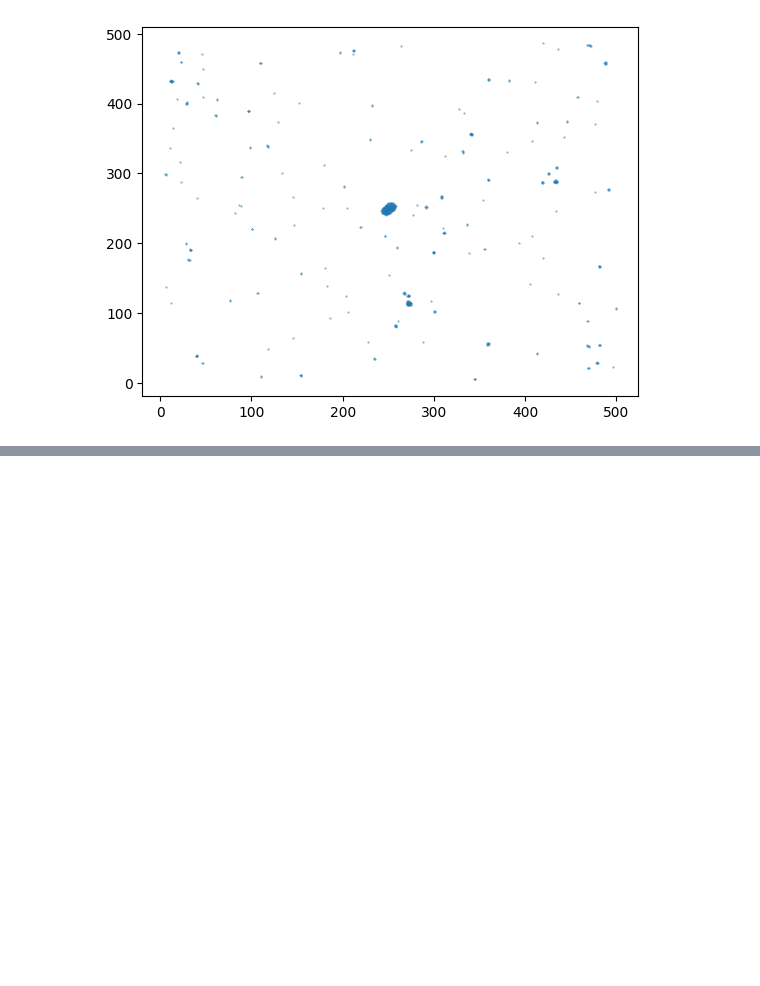
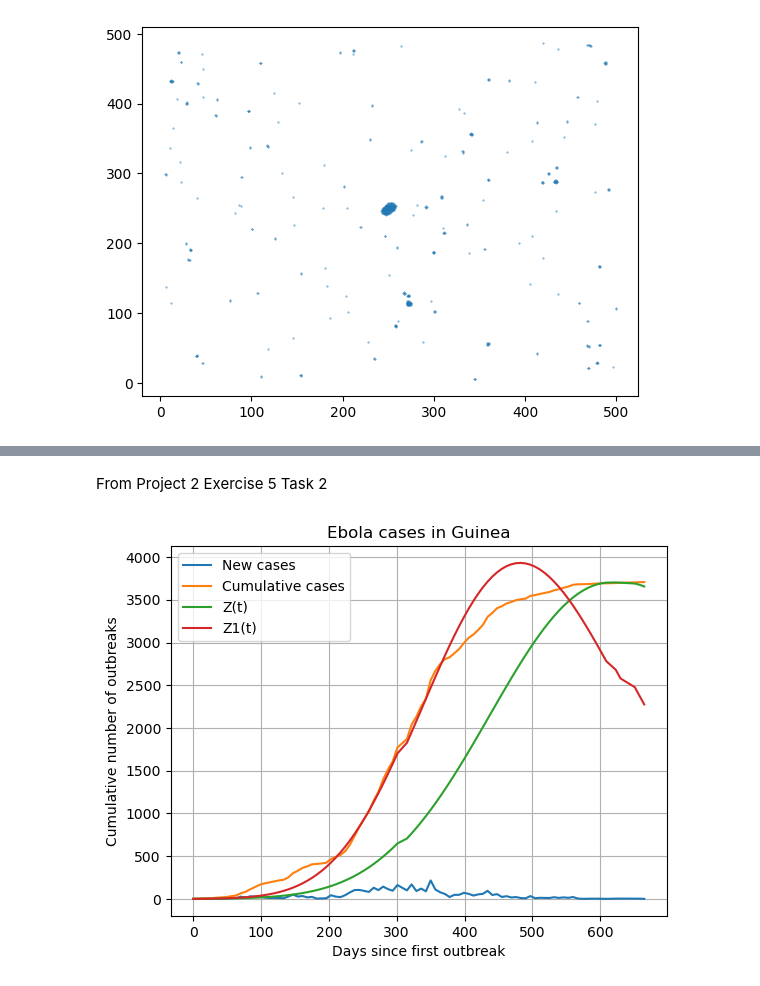
Before and after one commit to AliRiaz34/Mod300-project4, a Jupyter notebook: PyGaLaXy.ipynb, the cells around one changed output, grey strips where cells are left out. Saved outputs shown, nothing was run; the diff lists cells and outputs as text; code cells hidden in the pictures; blank space fills up the shorter version.

```diff
--- a/PyGaLaXy.ipynb
+++ b/PyGaLaXy.ipynb
@@ -129,0 +165,2 @@ plt.scatter(x, y, s=0.1)
+# %% [markdown]
+From Project 2 Exercise 5 Task 2
@@ -129,0 +224,30 @@ plt.scatter(x, y, s=0.1)
+# %%
+data = np.loadtxt("data/ebola_cases_guinea.dat", skiprows=1, usecols=(1, 2))
+days = data[:, 0]
+new_cases = data[:, 1]
+cumulative_cases = np.cumsum(new_cases)
+
+N = 10**7
+t_values = np.arange(0, len(days))
+sigma = 1/9.7
+gamma = 1/7
+
+# The real value should be between these two
+y_values = forward_euler_sezr(t_values=t_values, gamma=gamma, sigma=sigma, S0=N, B0=1.264, lam=0.025)
+Z_values = y_values[:, 1]
+y_values1 = forward_euler_sezr(t_values=t_values, gamma=gamma, sigma=sigma, S0=N, B0=1.9, lam=0.038)
+Z_values1 = y_values1[:, 1]
+
+plt.figure(1)
+plt.plot(days, new_cases, label="New cases")
+plt.plot(days, cumulative_cases, label="Cumulative cases")
+plt.plot(days, Z_values, label="Z(t)")
+plt.plot(days, Z_values1, label="Z1(t)")
+plt.xlabel("Days since first outbreak")
+plt.ylabel("Cumulative number of outbreaks")
+plt.title(f"Ebola cases in Guinea")
+plt.legend()
+plt.grid()
+plt.show()
+# %% [output]
+[figure, added]
```
Also changed, not shown: parts of 5 cells of this notebook, 3 other files.
